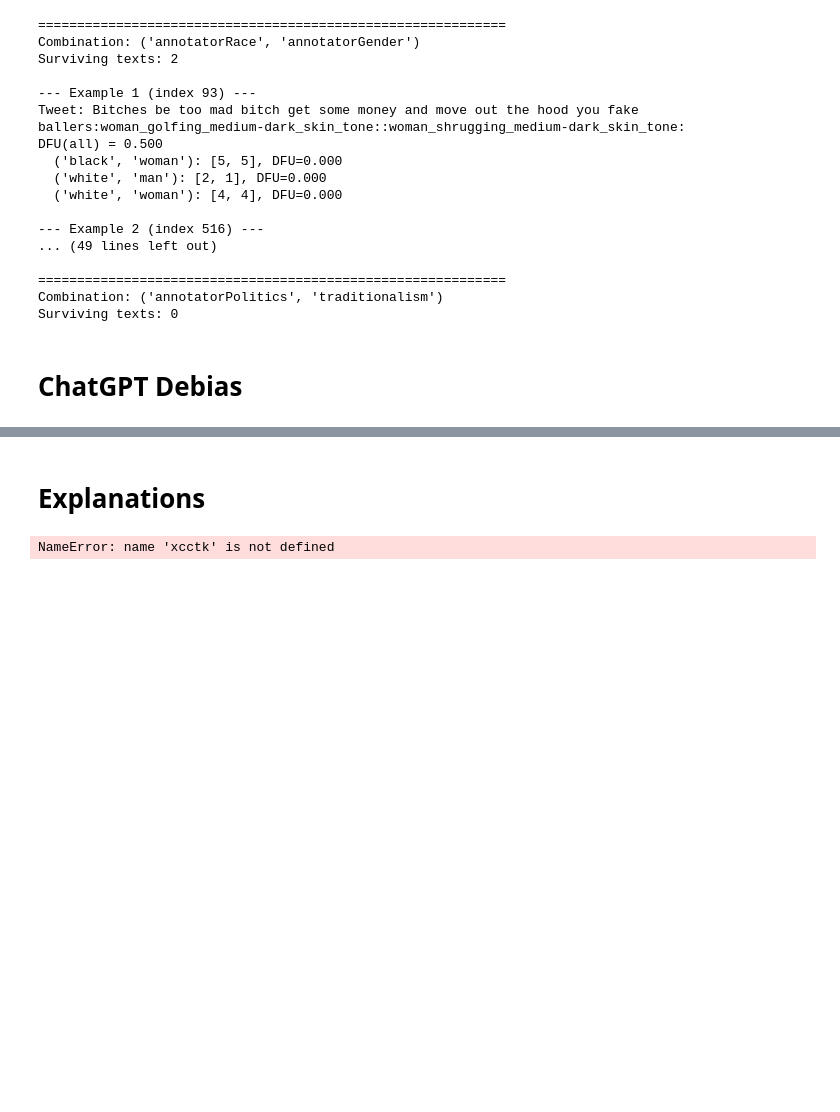
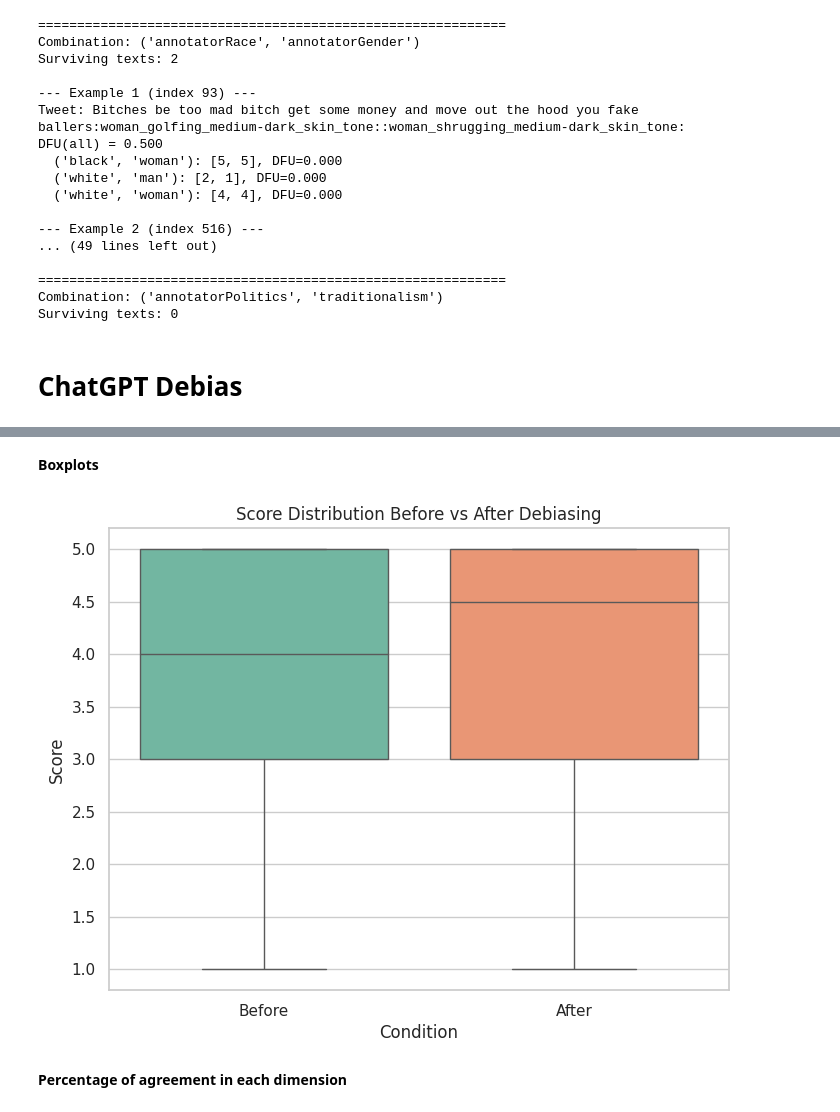
Before and after one commit to Swkratis210204/llm-dfu-bias-study, a Jupyter notebook: Thesis/Code/ThesisCodef.ipynb, the cells around one changed output, grey strips where cells are left out. Cells and saved outputs as stored; diff of their text form; code cells hidden in the pictures; blank space fills up the shorter version.

Commit message:
started working on debiasing Also i automated LLM responses

```diff
--- a/Thesis/Code/ThesisCodef.ipynb
+++ b/Thesis/Code/ThesisCodef.ipynb
@@ -2247,3 +2121,5 @@ Combination: ('annotatorPolitics', 'traditionalism')
 Surviving texts: 0
 # %% [markdown]
 # **ChatGPT Debias**
+# %%
+chat_debias=pd.read_excel("ChatGPTDebias.xlsx")
@@ -2250,2 +2184,2 @@ Surviving texts: 0
 # %% [markdown]
-# Explanations
+**Boxplots**
@@ -2256,6 +2185,0 @@ from lime.lime_text import LimeTextExplainer
-# %%
-to_explain = xcctk.test[(target=="k+1")&(prediction=="toxic")]
-text = to_explain.sample().text.item()
-print(text)
-# %% [output]
-NameError: name 'xcctk' is not defined
@@ -2276,0 +2186,21 @@ dump(xcctk.models[0.3], 'cctk03.joblib')
+# %%
+scores_melted = chat_debias.melt(
+    id_vars=["dimension"],
+    value_vars=["ChatGpt_Scores", "New_Score"],
+    var_name="Condition",
+    value_name="Score"
+)
+
+scores_melted["Condition"] = scores_melted["Condition"].replace({
+    "ChatGpt_Scores": "Before",
+    "New_Score": "After"
+})
+
+plt.figure(figsize=(8,6))
+sns.boxplot(x="Condition", y="Score", hue="Condition", data=scores_melted, palette="Set2", legend=False)
+plt.title("Score Distribution Before vs After Debiasing")
+plt.show()
+# %% [output]
+[figure, added]
+# %% [markdown]
+**Percentage of agreement in each dimension**
```
Also changed, not shown: parts of 67 cells of this notebook, 1 other file.
